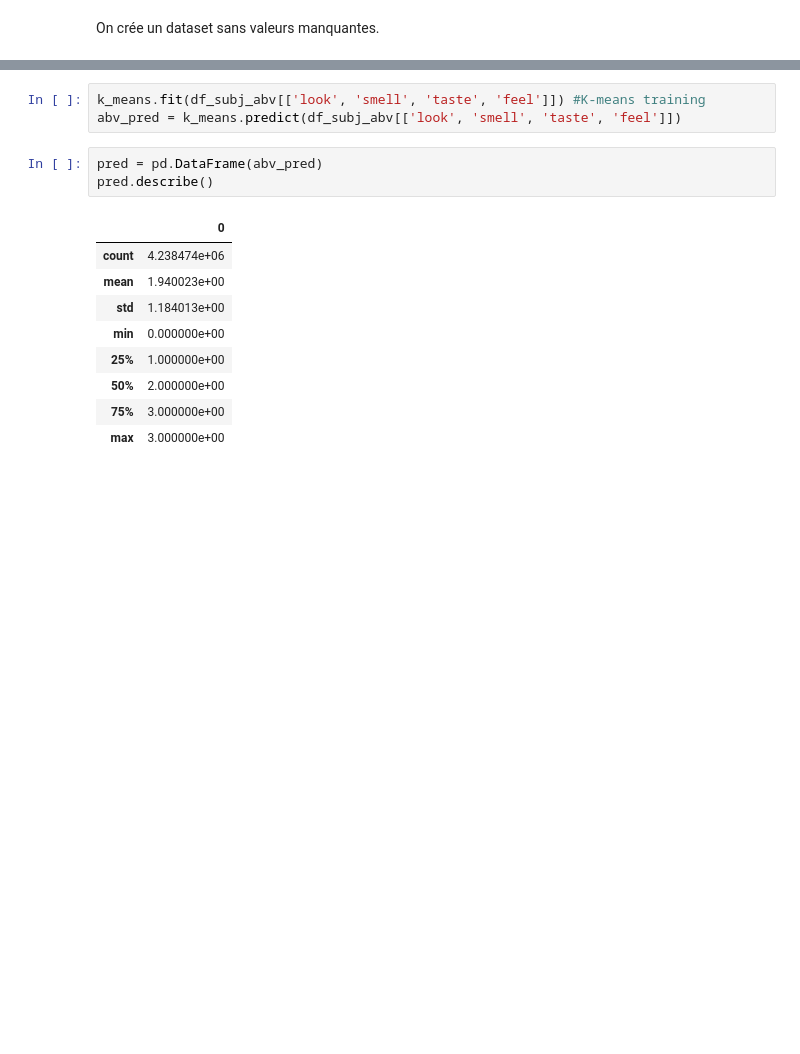
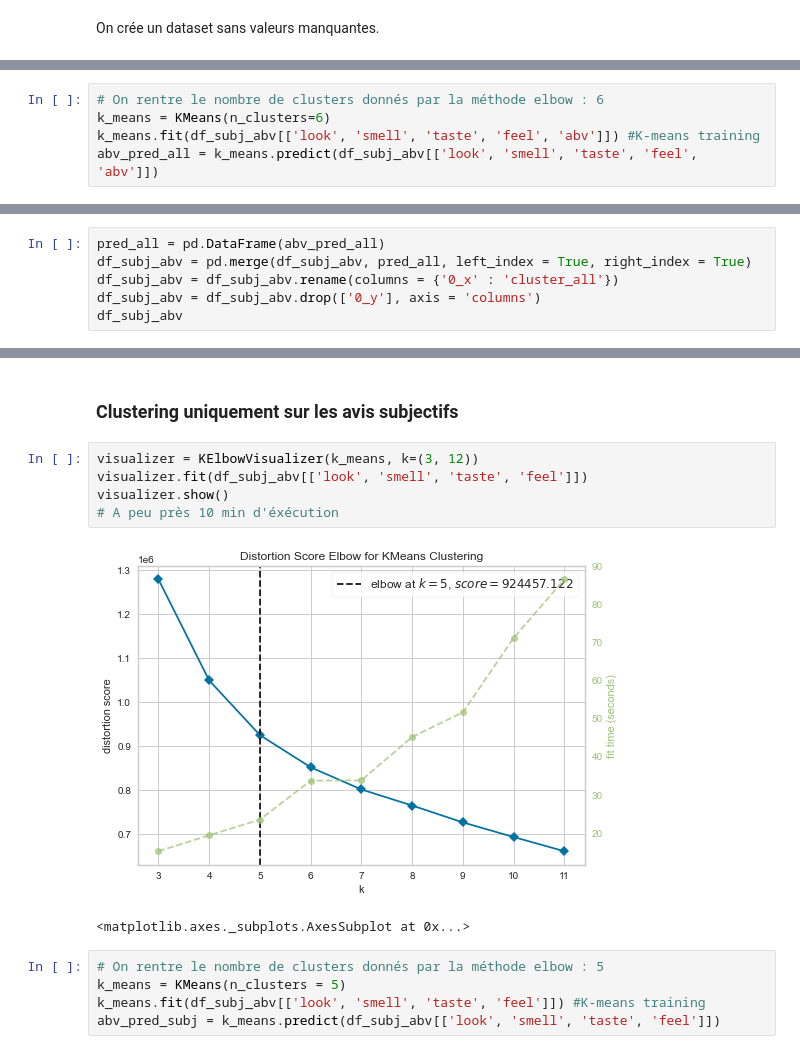
Before and after one commit to rhomain-rangeay/Projet-Python-pour-le-Data-Scientist, a Jupyter notebook: Notebook_ML.ipynb, the cells around one changed output, grey strips where cells are left out. Cells and saved outputs as stored; diff of their text form; blank space fills up the shorter version.

```diff
--- a/Notebook_ML.ipynb
+++ b/Notebook_ML.ipynb
@@ -88,0 +95,5 @@ Successfully installed yellowbrick-1.2
+# %%
+# On rentre le nombre de clusters donnés par la méthode elbow : 6
+k_means = KMeans(n_clusters=6)
+k_means.fit(df_subj_abv[['look', 'smell', 'taste', 'feel', 'abv']]) #K-means training
+abv_pred_all = k_means.predict(df_subj_abv[['look', 'smell', 'taste', 'feel', 'abv']])
@@ -88,0 +117,6 @@ Successfully installed yellowbrick-1.2
+# %%
+pred_all = pd.DataFrame(abv_pred_all)
+df_subj_abv = pd.merge(df_subj_abv, pred_all, left_index = True, right_index = True)
+df_subj_abv = df_subj_abv.rename(columns = {'0_x' : 'cluster_all'})
+df_subj_abv = df_subj_abv.drop(['0_y'], axis = 'columns')
+df_subj_abv
@@ -89,16 +137,15 @@ Successfully installed yellowbrick-1.2
+# %% [markdown]
+### Clustering uniquement sur les avis subjectifs
+# %%
+visualizer = KElbowVisualizer(k_means, k=(3, 12))
+visualizer.fit(df_subj_abv[['look', 'smell', 'taste', 'feel']])
+visualizer.show()
+# A peu près 10 min d'éxécution
+# %% [output]
+[figure, added]
+<matplotlib.axes._subplots.AxesSubplot at 0x...>
 # %%
+# On rentre le nombre de clusters donnés par la méthode elbow : 5
+k_means = KMeans(n_clusters = 5)
 k_means.fit(df_subj_abv[['look', 'smell', 'taste', 'feel']]) #K-means training
-abv_pred = k_means.predict(df_subj_abv[['look', 'smell', 'taste', 'feel']])
+abv_pred_subj = k_means.predict(df_subj_abv[['look', 'smell', 'taste', 'feel']])
-# %%
-pred = pd.DataFrame(abv_pred)
-pred.describe()
-# %% [output]
-|  | 0 |
-| count | 4.238474e+06 |
-| mean | 1.940023e+00 |
-| std | 1.184013e+00 |
-| min | 0.000000e+00 |
-| 25% | 1.000000e+00 |
-| 50% | 2.000000e+00 |
-| 75% | 3.000000e+00 |
-| max | 3.000000e+00 |
```
Also changed, not shown: parts of 40 cells of this notebook.
